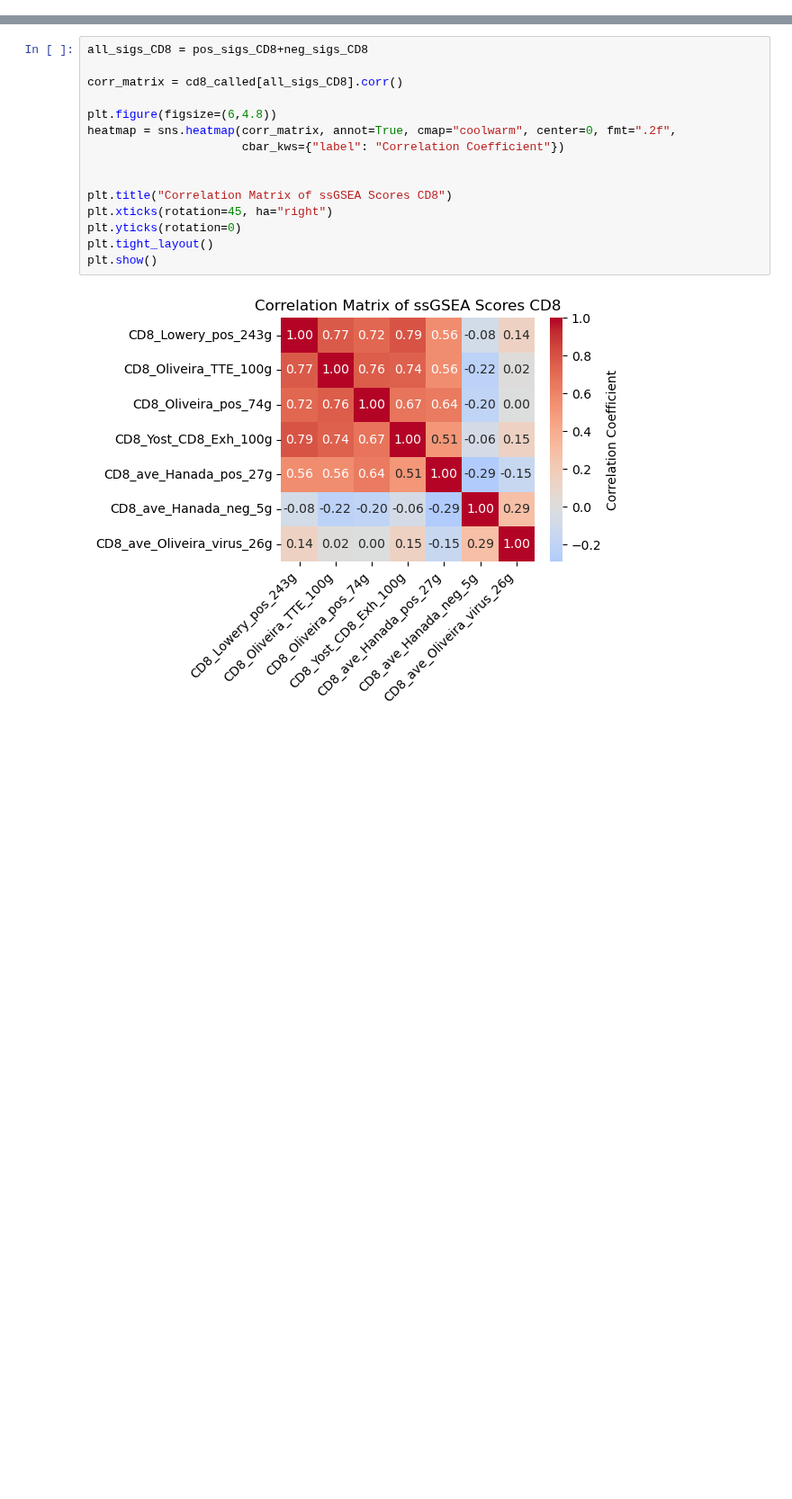
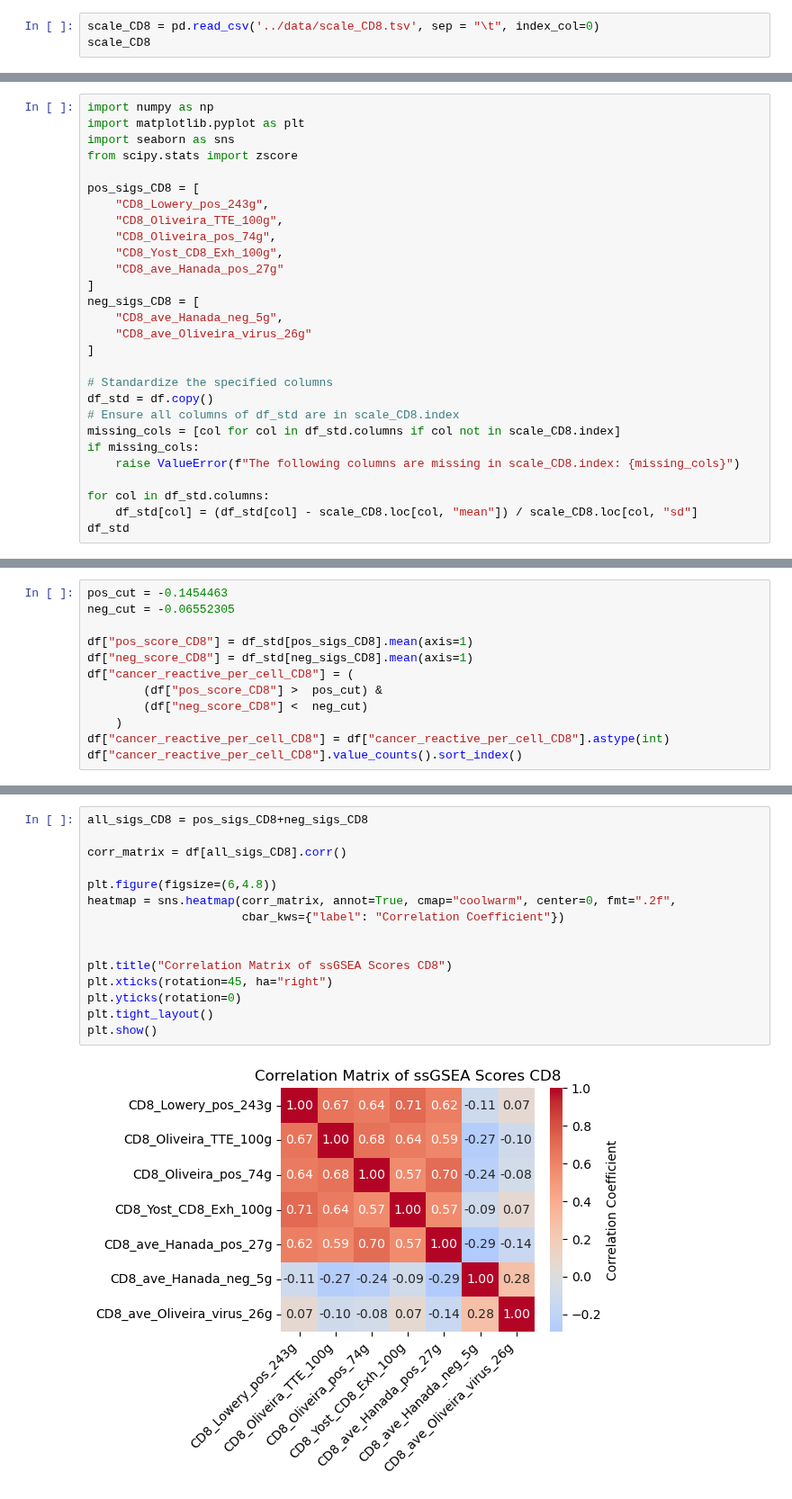
Before and after one commit to Sun-lab/CAT, a Jupyter notebook: Wang_2024/process_output.ipynb, the cells around one changed output, grey strips where cells are left out. Shown at 90% size. Cells and saved outputs as stored; diff of their text form; blank space fills up the shorter version.

```diff
--- a/Wang_2024/process_output.ipynb
+++ b/Wang_2024/process_output.ipynb
@@ -74,0 +21,3 @@ cd8_called
+# %%
+scale_CD8 = pd.read_csv('../data/scale_CD8.tsv', sep = "\t", index_col=0)
+scale_CD8
@@ -74,0 +50,28 @@ cd8_called
+# %%
+import numpy as np
+import matplotlib.pyplot as plt
+import seaborn as sns
+from scipy.stats import zscore
+
+pos_sigs_CD8 = [
+    "CD8_Lowery_pos_243g",
+    "CD8_Oliveira_TTE_100g",
+    "CD8_Oliveira_pos_74g",
+    "CD8_Yost_CD8_Exh_100g",
+    "CD8_ave_Hanada_pos_27g"
+]
+neg_sigs_CD8 = [
+    "CD8_ave_Hanada_neg_5g",
+    "CD8_ave_Oliveira_virus_26g"
+]
+
+# Standardize the specified columns
+df_std = df.copy()
+# Ensure all columns of df_std are in scale_CD8.index
+missing_cols = [col for col in df_std.columns if col not in scale_CD8.index]
+if missing_cols:
+    raise ValueError(f"The following columns are missing in scale_CD8.index: {missing_cols}")
+
+for col in df_std.columns:
+    df_std[col] = (df_std[col] - scale_CD8.loc[col, "mean"]) / scale_CD8.loc[col, "sd"]
+df_std
@@ -74,0 +92,12 @@ cd8_called
+# %%
+pos_cut = -0.1454463
+neg_cut = -0.06552305
+
+df["pos_score_CD8"] = df_std[pos_sigs_CD8].mean(axis=1)
+df["neg_score_CD8"] = df_std[neg_sigs_CD8].mean(axis=1)
+df["cancer_reactive_per_cell_CD8"] = (
+        (df["pos_score_CD8"] >  pos_cut) &
+        (df["neg_score_CD8"] <  neg_cut)
+    )
+df["cancer_reactive_per_cell_CD8"] = df["cancer_reactive_per_cell_CD8"].astype(int)
+df["cancer_reactive_per_cell_CD8"].value_counts().sort_index()
@@ -92,17 +128,17 @@ plt.show()
 # %%
 all_sigs_CD8 = pos_sigs_CD8+neg_sigs_CD8
 
-corr_matrix = cd8_called[all_sigs_CD8].corr()
+corr_matrix = df[all_sigs_CD8].corr()
 
 plt.figure(figsize=(6,4.8))
 heatmap = sns.heatmap(corr_matrix, annot=True, cmap="coolwarm", center=0, fmt=".2f",
                       cbar_kws={"label": "Correlation Coefficient"})
 
 
 plt.title("Correlation Matrix of ssGSEA Scores CD8")
 plt.xticks(rotation=45, ha="right")
 plt.yticks(rotation=0)
 plt.tight_layout()
 plt.show()
 # %% [output]
-[figure, old version]
+[figure, new version]
```
Also changed, not shown: parts of 19 cells of this notebook, 2 other files.
